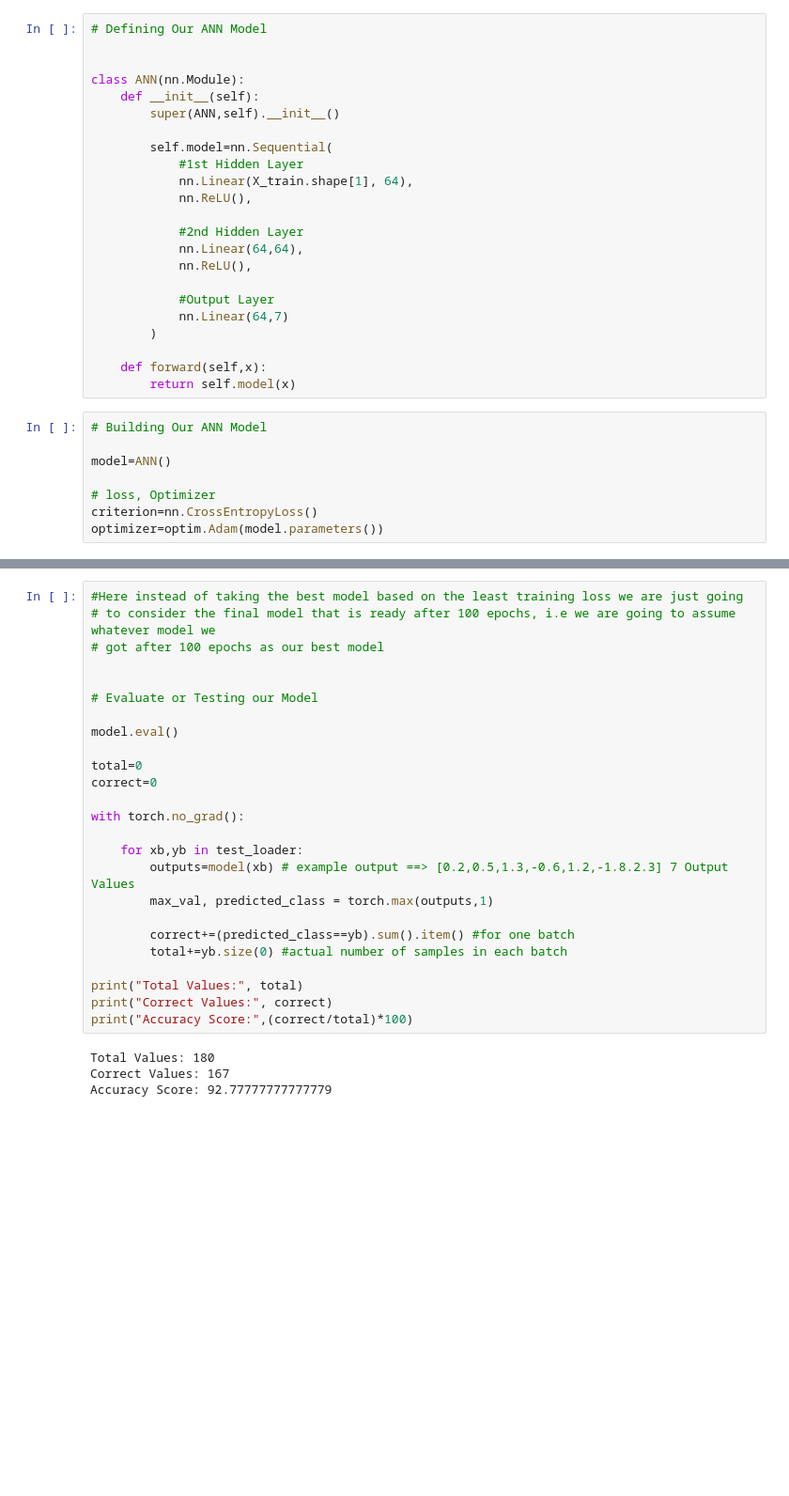
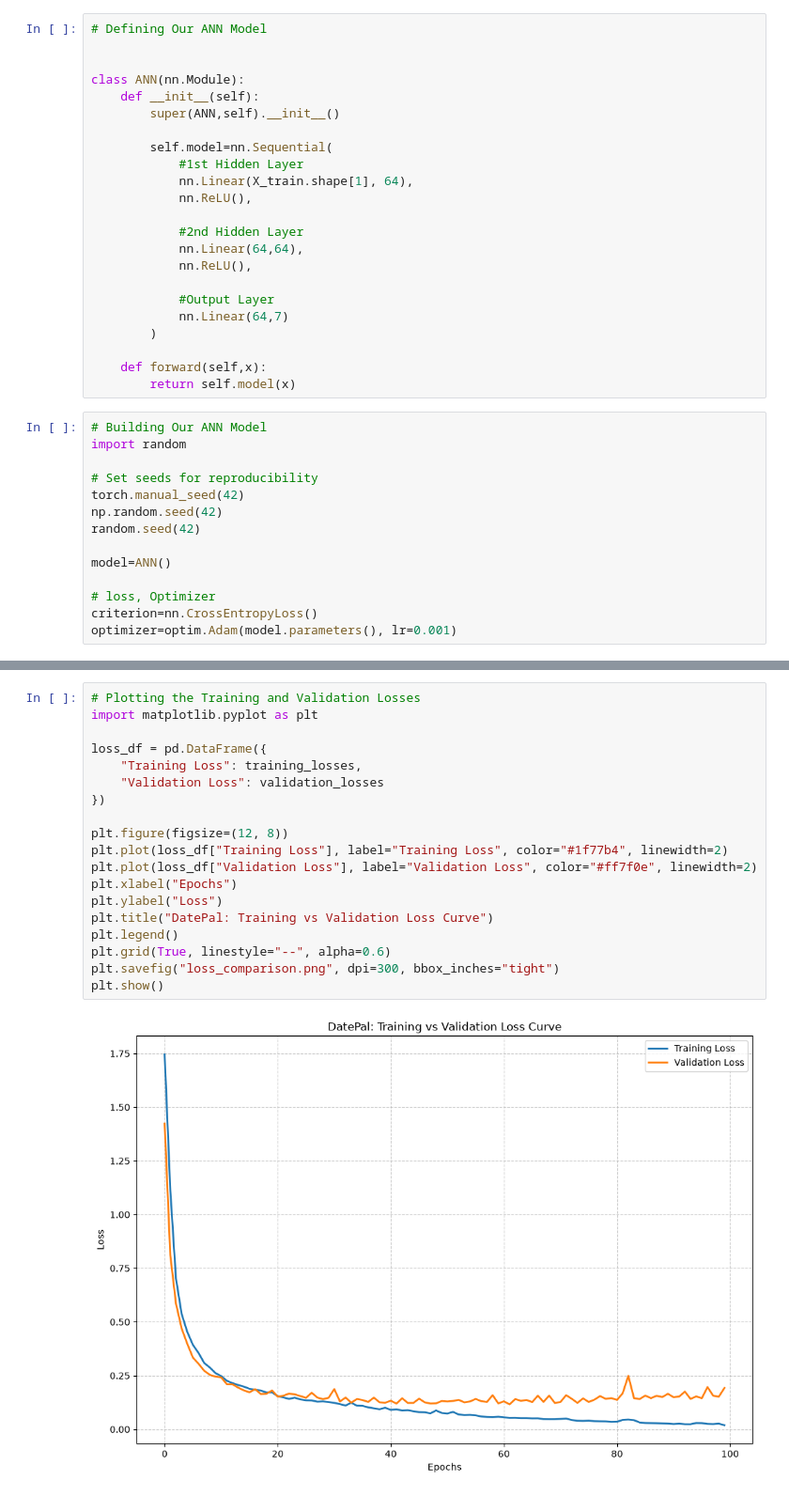
Before and after one commit to sanjaynayak1224/Feedforward_Neural_Networks_Date_Fruit_Category_Prediction, a Jupyter notebook: ANN_Classification.ipynb, the cells around one changed output, grey strips where cells are left out. Shown at 94% size. Cells and saved outputs as stored; diff of their text form; blank space fills up the shorter version.

Commit message:
All Files Up-to-date

```diff
--- a/ANN_Classification.ipynb
+++ b/ANN_Classification.ipynb
@@ -167,10 +167,16 @@ class ANN(nn.Module):
         return self.model(x)
 # %%
 # Building Our ANN Model
+import random
+
+# Set seeds for reproducibility
+torch.manual_seed(42)
+np.random.seed(42)
+random.seed(42)
 
 model=ANN()
 
 # loss, Optimizer
 criterion=nn.CrossEntropyLoss()
-optimizer=optim.Adam(model.parameters())
+optimizer=optim.Adam(model.parameters(), lr=0.001)
 # %%
@@ -221,30 +242,22 @@ Epoch=100/100 ==> Training Loss: 0.03215819706573435
 # %%
-#Here instead of taking the best model based on the least training loss we are just going
-# to consider the final model that is ready after 100 epochs, i.e we are going to assume whatever model we
-# got after 100 epochs as our best model
+# Plotting the Training and Validation Losses
+import matplotlib.pyplot as plt
 
+loss_df = pd.DataFrame({
+    "Training Loss": training_losses,
+    "Validation Loss": validation_losses
+})
 
-# Evaluate or Testing our Model
-
-model.eval()
-
-total=0
-correct=0
-
-with torch.no_grad():
-
-    for xb,yb in test_loader:
-        outputs=model(xb) # example output ==> [0.2,0.5,1.3,-0.6,1.2,-1.8.2.3] 7 Output Values
-        max_val, predicted_class = torch.max(outputs,1)
-
-        correct+=(predicted_class==yb).sum().item() #for one batch
-        total+=yb.size(0) #actual number of samples in each batch
-
-print("Total Values:", total)
-print("Correct Values:", correct)
-print("Accuracy Score:",(correct/total)*100)
+plt.figure(figsize=(12, 8))
+plt.plot(loss_df["Training Loss"], label="Training Loss", color="#1f77b4", linewidth=2)
+plt.plot(loss_df["Validation Loss"], label="Validation Loss", color="#ff7f0e", linewidth=2)
+plt.xlabel("Epochs")
+plt.ylabel("Loss")
+plt.title("DatePal: Training vs Validation Loss Curve")
+plt.legend()
+plt.grid(True, linestyle="--", alpha=0.6)
+plt.savefig("loss_comparison.png", dpi=300, bbox_inches="tight")
+plt.show()
 # %% [output]
-Total Values: 180
-Correct Values: 167
-Accuracy Score: 92.77777777777779
+[figure, added]
 # %%
```
Also changed, not shown: parts of 4 cells of this notebook, 6 other files.
